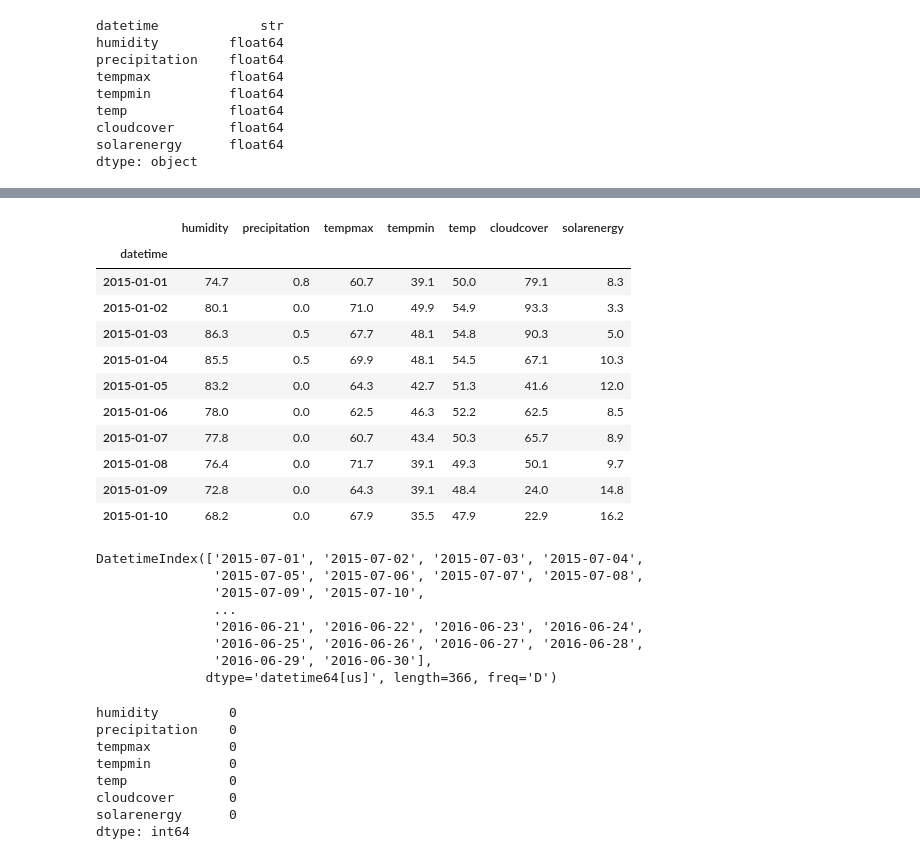
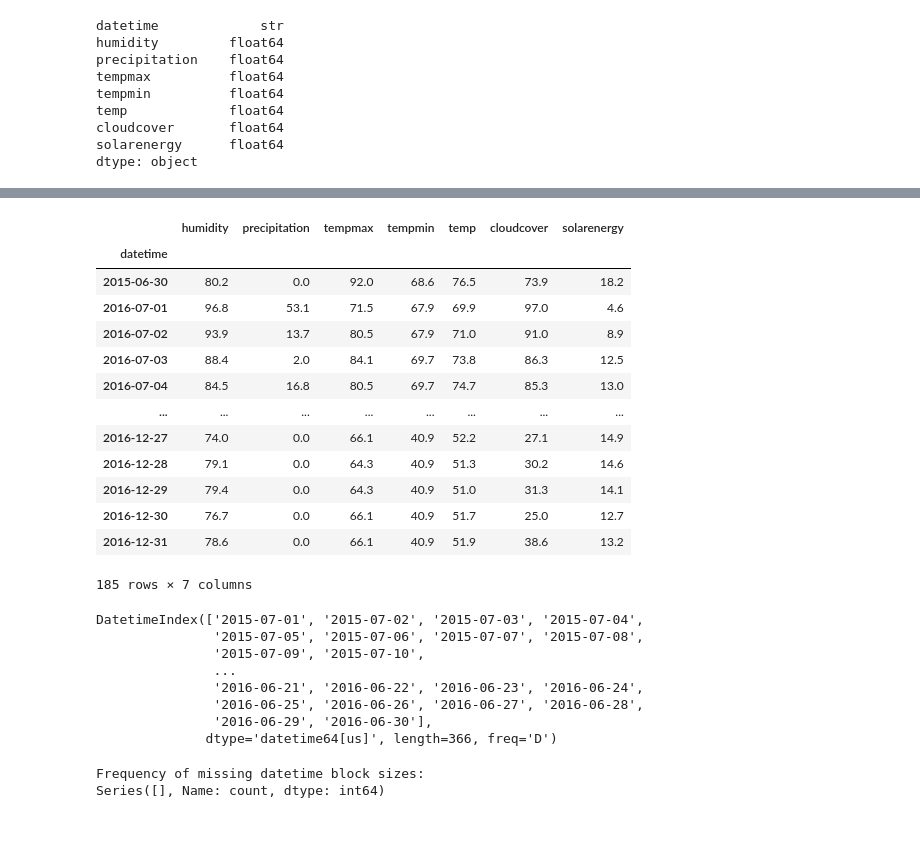
Before and after one commit to Data200-May2026/data200-team-moringa, a Jupyter notebook: Data200/Project.ipynb, the cells around one changed output, grey strips where cells are left out. Saved outputs shown, nothing was run; the diff lists cells and outputs as text; code cells hidden in the pictures; blank space fills up the shorter version.

```diff
--- a/Data200/Project.ipynb
+++ b/Data200/Project.ipynb
@@ -110,18 +153,20 @@ new_df = new_df.set_index('datetime')
 # %%
-new_df[0:10]
+new_df[180:365]
 # %% [output]
 |  | humidity | precipitation | tempmax | tempmin | temp | cloudcover | solarenergy |
 | datetime |  |  |  |  |  |  |  |
-| 2015-01-01 | 74.7 | 0.8 | 60.7 | 39.1 | 50.0 | 79.1 | 8.3 |
-| 2015-01-02 | 80.1 | 0.0 | 71.0 | 49.9 | 54.9 | 93.3 | 3.3 |
-| 2015-01-03 | 86.3 | 0.5 | 67.7 | 48.1 | 54.8 | 90.3 | 5.0 |
-| 2015-01-04 | 85.5 | 0.5 | 69.9 | 48.1 | 54.5 | 67.1 | 10.3 |
-| 2015-01-05 | 83.2 | 0.0 | 64.3 | 42.7 | 51.3 | 41.6 | 12.0 |
-| 2015-01-06 | 78.0 | 0.0 | 62.5 | 46.3 | 52.2 | 62.5 | 8.5 |
-| 2015-01-07 | 77.8 | 0.0 | 60.7 | 43.4 | 50.3 | 65.7 | 8.9 |
-| 2015-01-08 | 76.4 | 0.0 | 71.7 | 39.1 | 49.3 | 50.1 | 9.7 |
-| 2015-01-09 | 72.8 | 0.0 | 64.3 | 39.1 | 48.4 | 24.0 | 14.8 |
-| 2015-01-10 | 68.2 | 0.0 | 67.9 | 35.5 | 47.9 | 22.9 | 16.2 |
+| 2015-06-30 | 80.2 | 0.0 | 92.0 | 68.6 | 76.5 | 73.9 | 18.2 |
+| 2016-07-01 | 96.8 | 53.1 | 71.5 | 67.9 | 69.9 | 97.0 | 4.6 |
+| 2016-07-02 | 93.9 | 13.7 | 80.5 | 67.9 | 71.0 | 91.0 | 8.9 |
+| 2016-07-03 | 88.4 | 2.0 | 84.1 | 69.7 | 73.8 | 86.3 | 12.5 |
+| 2016-07-04 | 84.5 | 16.8 | 80.5 | 69.7 | 74.7 | 85.3 | 13.0 |
+| ... | ... | ... | ... | ... | ... | ... | ... |
+| 2016-12-27 | 74.0 | 0.0 | 66.1 | 40.9 | 52.2 | 27.1 | 14.9 |
+| 2016-12-28 | 79.1 | 0.0 | 64.3 | 40.9 | 51.3 | 30.2 | 14.6 |
+| 2016-12-29 | 79.4 | 0.0 | 64.3 | 40.9 | 51.0 | 31.3 | 14.1 |
+| 2016-12-30 | 76.7 | 0.0 | 66.1 | 40.9 | 51.7 | 25.0 | 12.7 |
+| 2016-12-31 | 78.6 | 0.0 | 66.1 | 40.9 | 51.9 | 38.6 | 13.2 |
+185 rows × 7 columns
 # %%
 expected_dates = pd.date_range(start=new_df.index.min(), end=new_df.index.max())
 missing_dates = expected_dates.difference(new_df.index)
@@ -135,14 +182,26 @@ DatetimeIndex(['2015-07-01', '2015-07-02', '2015-07-03', '2015-07-04',
                '2016-06-25', '2016-06-26', '2016-06-27', '2016-06-28',
                '2016-06-29', '2016-06-30'],
               dtype='datetime64[us]', length=366, freq='D')
-# %%
-new_df.isnull().sum()
-# %% [output]
-humidity         0
-precipitation    0
-tempmax          0
-tempmin          0
-temp             0
-cloudcover       0
-solarenergy      0
-dtype: int64
+# %%
+
+
+# 1. Generate the perfect continuous datetime timeline
+ideal_index = pd.date_range(start=new_df.index.min(), end=new_df.index.max(), freq='D')
+
+# 2. Reindex new_df to force missing timestamps into true empty rows
+reindexed_df = new_df.reindex(ideal_index)
+
+# 3. Target the reindexed index to look for missing entries
+is_null_series = reindexed_df.index.to_series().isnull()
+
+# 4. Group and calculate the size of consecutive true/false missing blocks
+block_groups = (is_null_series != is_null_series.shift()).cumsum()
+blocks = is_null_series.groupby(block_groups).size()
+missing_lengths = blocks[is_null_series.groupby(block_groups).first()]
+
+# 5. Output the final summary table
+print("Frequency of missing datetime block sizes:")
+print(missing_lengths.value_counts())
+# %% [output]
+Frequency of missing datetime block sizes:
+Series([], Name: count, dtype: int64)
```
Also changed, not shown: parts of 21 cells of this notebook.
